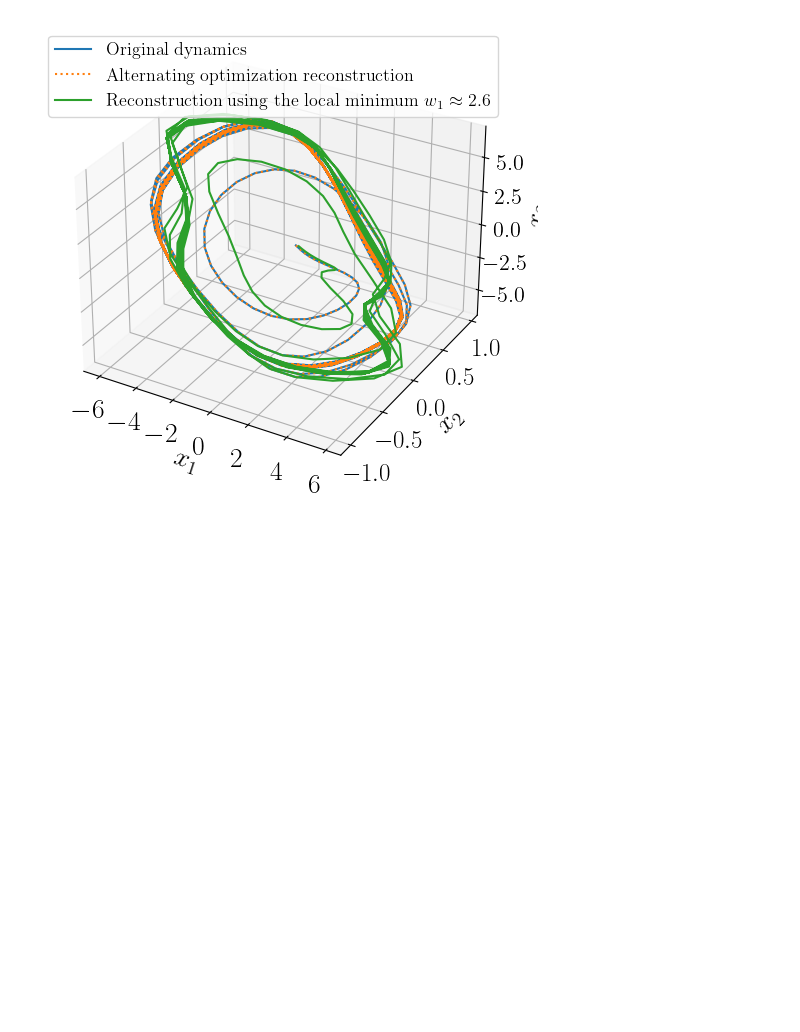
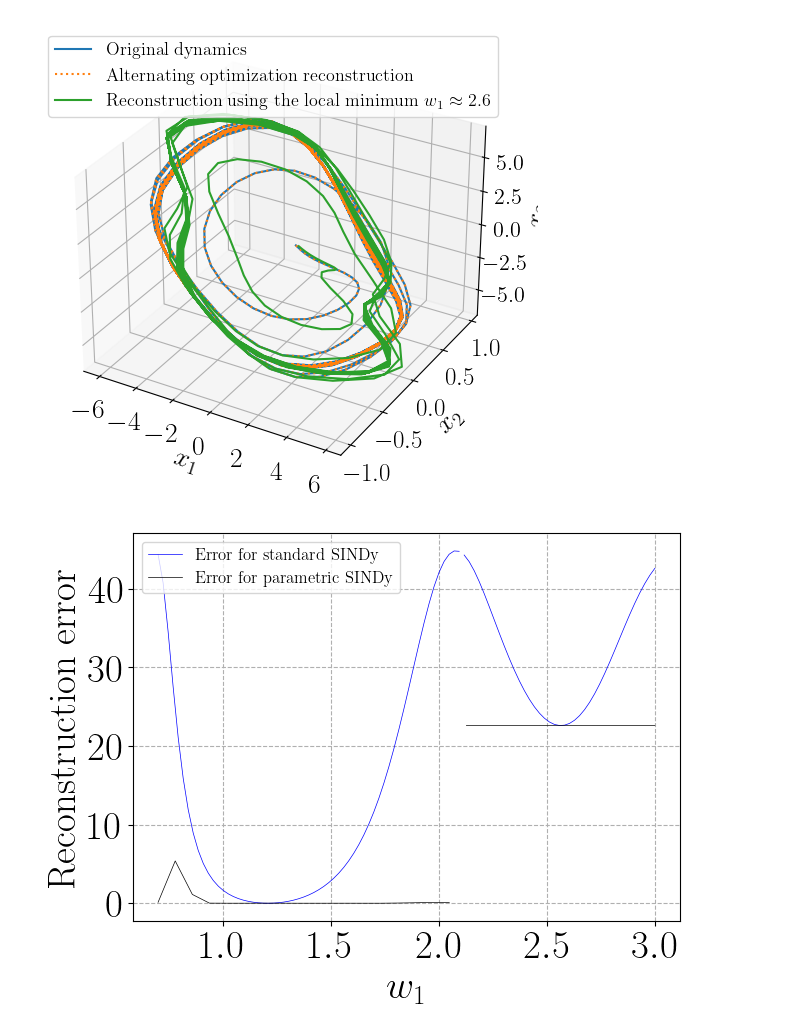
Before and after one commit to tabishhub/adam_d3s, a Jupyter notebook: SINDy_ODEs/Mod_chua_circuit.ipynb, the cells around one changed output. Cells and saved outputs as stored; diff of their text form; code cells hidden in the pictures; blank space fills up the shorter version.

```diff
--- a/SINDy_ODEs/Mod_chua_circuit.ipynb
+++ b/SINDy_ODEs/Mod_chua_circuit.ipynb
@@ -78,7 +78,7 @@ plt.show()
 # Calling optimal sindy class
 
 epss = 1e-28
-loops = 500
+loops = 100
 
 opt_param_sindy = OptimalSindyODE(epss, loops, psi_params_mod_chua)
 
@@ -193,3 +193,38 @@ ax.tick_params(axis='z', labelsize=16)  # Adjust z-tick label size
 plt.show()
 # %% [output]
 [figure]
+# %%
+## Experiment comparing standard SINDy and parametric SINDy
+
+w_exp_list = np.linspace(0.7, 3.0, 30)
+error_p_sindy = np.zeros_like(w_exp_list)
+
+for i in range(len(w_exp_list)):
+    # error for parametric sindy
+    psi_x_init_exp = psi_params_mod_chua(X, w_exp_list[i])
+    Psi_init_exp = opt_param_sindy.sindy(X, X_dot, psi_x_init_exp)
+    opt_xi_exp, W_exp, _, _ = opt_param_sindy.adam(w_exp_list[i], Psi_init_exp, X, X_dot, hw=0.01, hs=0.01, alt_loops=100)
+    psi_x_exp = psi_params_mod_chua(X, W_exp)
+    c = cost_sindy(opt_xi_exp, X_dot, psi_x_exp)
+    error_p_sindy[i] = c
+# %%
+plt.figure()
+sep1 = W_mod_chua < 2.1
+sep2 = w_exp_list < 2.1
+# Plot each segment with different colors
+#plt.plot(W_mod_chua[start_1:end_1], loss_sindy_mod_chua[start_1:end_1], linewidth=0.5, color='red')
+plt.plot(W_mod_chua[sep1], np.array(loss_sindy_mod_chua)[sep1], linewidth=0.5, label='Error for standard SINDy', color='blue')
+plt.plot(W_mod_chua[~sep1], np.array(loss_sindy_mod_chua)[~sep1], linewidth=0.5, color='blue')
+plt.plot(w_exp_list[sep2], error_p_sindy[sep2], linewidth=0.5, color='black', label='Error for parametric SINDy')
+plt.plot(w_exp_list[~sep2], error_p_sindy[~sep2], linewidth=0.5, color='black')
+plt.grid(which='minor', linestyle=':')
+plt.grid(which='major', linestyle='--')
+plt.xticks(fontsize=28)
+plt.yticks(fontsize=28)
+plt.xlabel(r'$w_1$', fontsize=28)
+plt.ylabel('Reconstruction error', fontsize=28)
+plt.legend(fontsize=12, loc='upper left')
+plt.savefig('sindy_ode_comparison.pdf')
+plt.show()
+# %% [output]
+[figure, added]
```
Also changed, not shown: parts of 4 cells of this notebook, 3 other files.
